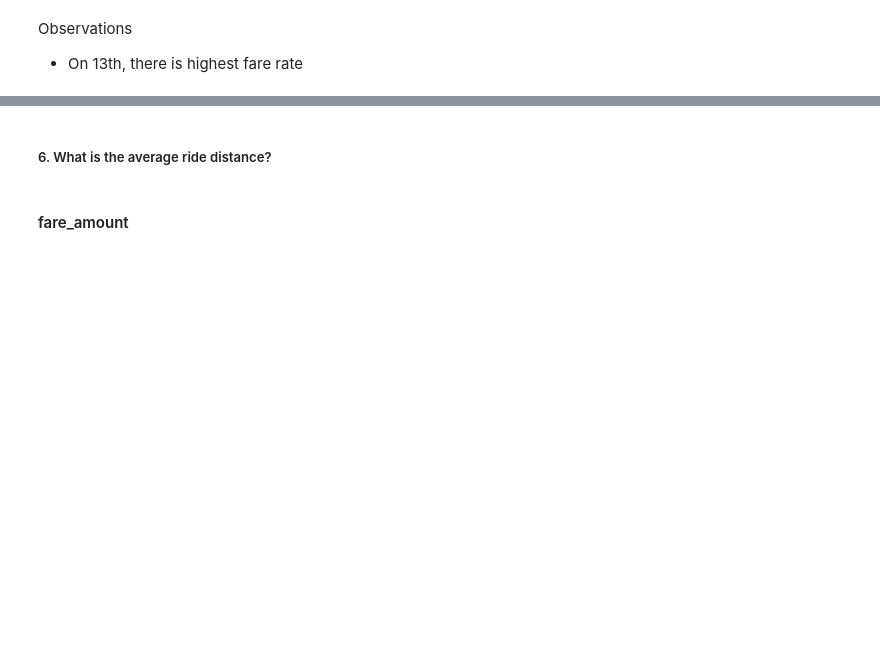
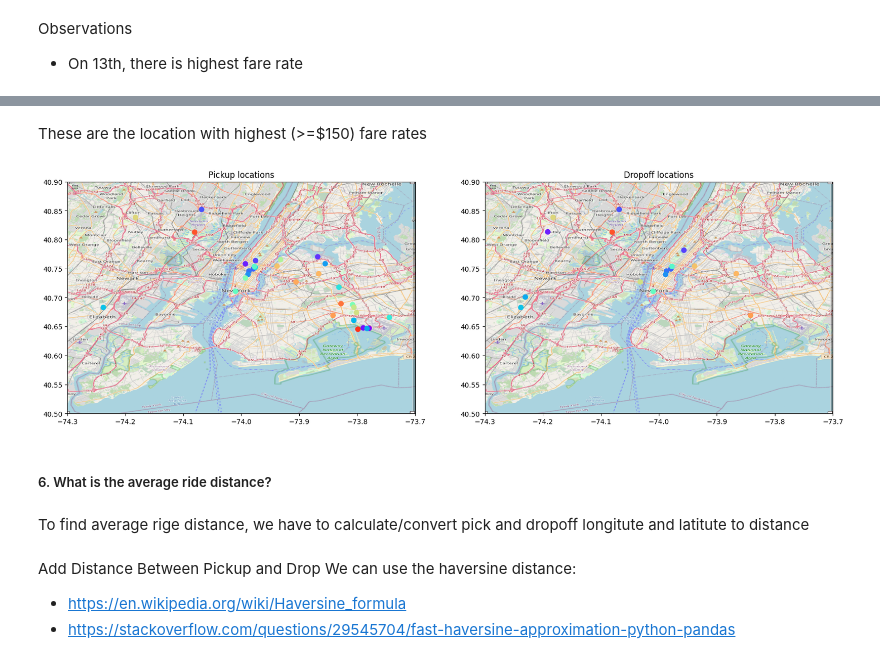
Before and after one commit to vivekpatel99/NY-taxi-fare-prediction, a Jupyter notebook: NY_Taxi_Fare_Prediction.ipynb, the cells around one changed output, grey strips where cells are left out. Drawn from its saved outputs; the diff is of its cells as text; code cells hidden in the pictures; blank space fills up the shorter version.

```diff
--- a/NY_Taxi_Fare_Prediction.ipynb
+++ b/NY_Taxi_Fare_Prediction.ipynb
@@ -683,4 +688,19 @@ Observations
+# %%
+# grabing data with fare amount higher than $150
+highest_fare_df = time_df[time_df.fare_amount >= 150]
+# %% [markdown]
+These are the location with highest (>=$150) fare rates
+# %%
+plot_on_map(highest_fare_df, bounding_box_zoom, nyc_map_zoom_img, s=50, alpha=1)
+# %% [output]
+[figure, added]
 # %% [markdown]
 ##### 6. What is the average ride distance?
-# %% [markdown]
-#### fare_amount
+# %% [markdown]
+To find average rige distance, we have to calculate/convert pick and dropoff longitute and latitute to distance
+# %% [markdown]
+Add Distance Between Pickup and Drop
+We can use the haversine distance:
+
+* https://en.wikipedia.org/wiki/Haversine_formula
+* https://stackoverflow.com/questions/29545704/fast-haversine-approximation-python-pandas
```
Also changed, not shown: parts of 57 cells of this notebook.
